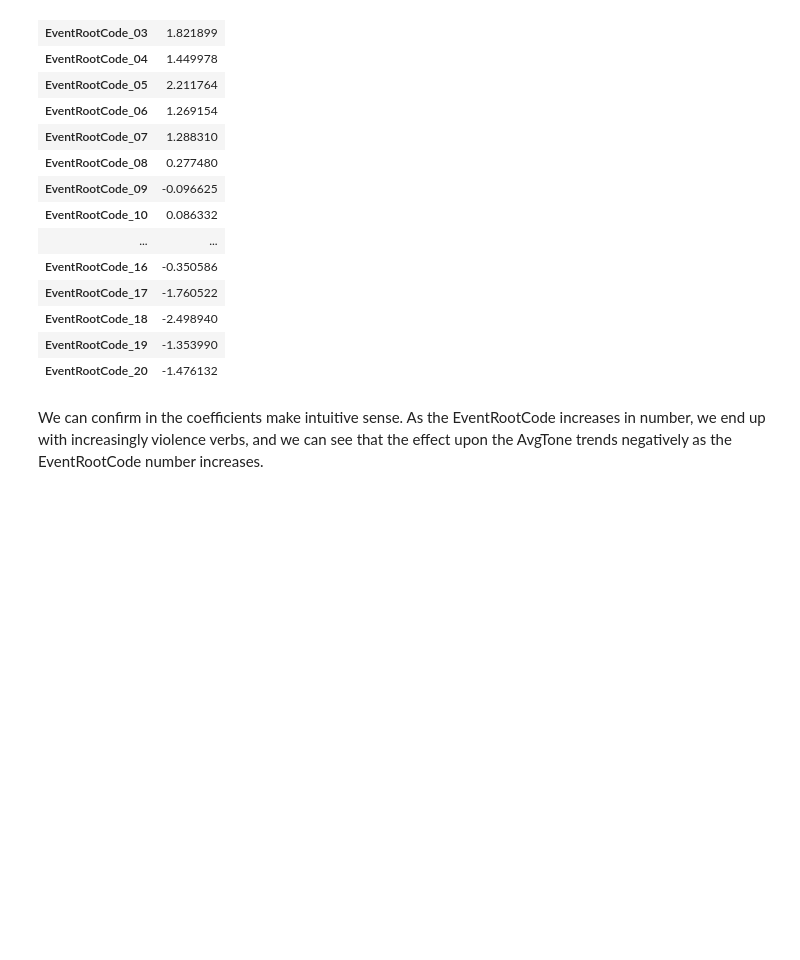
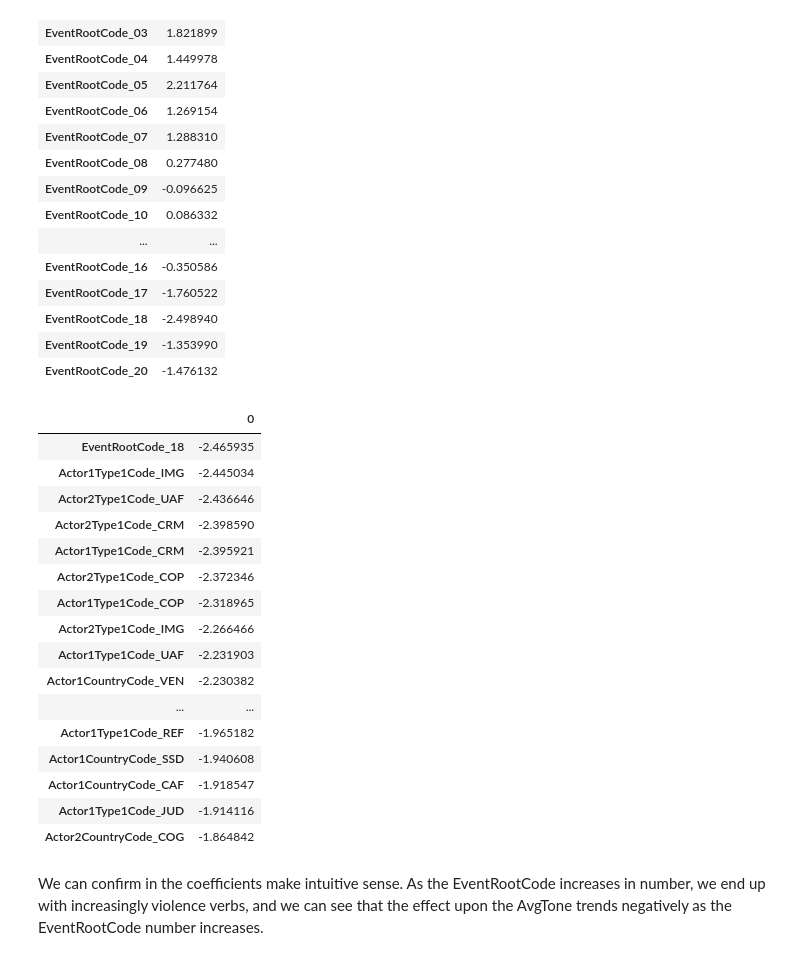
Before and after one commit to eistre91/thinkful-projects, a Jupyter notebook: GDELT Supervised Learning Capstone.ipynb, the cells around one changed output. Drawn from its saved outputs; the diff is of its cells as text; code cells hidden in the pictures; blank space fills up the shorter version.

```diff
--- a/GDELT Supervised Learning Capstone.ipynb
+++ b/GDELT Supervised Learning Capstone.ipynb
@@ -465,6 +472,28 @@ coef_df.iloc[-21 :-1,:]
 | EventRootCode_18 | -2.498940 |
 | EventRootCode_19 | -1.353990 |
 | EventRootCode_20 | -1.476132 |
+# %%
+feat_cols = model_samp[0].drop(['AVG(AvgTone)'], axis=1).columns
+coef_df = pd.DataFrame(final_pared_model[0].coef_, index=feat_cols)
+coef_df.sort_values(by=0).iloc[ :20,:]
+# %% [output]
+|  | 0 |
+| EventRootCode_18 | -2.465935 |
+| Actor1Type1Code_IMG | -2.445034 |
+| Actor2Type1Code_UAF | -2.436646 |
+| Actor2Type1Code_CRM | -2.398590 |
+| Actor1Type1Code_CRM | -2.395921 |
+| Actor2Type1Code_COP | -2.372346 |
+| Actor1Type1Code_COP | -2.318965 |
+| Actor2Type1Code_IMG | -2.266466 |
+| Actor1Type1Code_UAF | -2.231903 |
+| Actor1CountryCode_VEN | -2.230382 |
+| ... | ... |
+| Actor1Type1Code_REF | -1.965182 |
+| Actor1CountryCode_SSD | -1.940608 |
+| Actor1CountryCode_CAF | -1.918547 |
+| Actor1Type1Code_JUD | -1.914116 |
+| Actor2CountryCode_COG | -1.864842 |
 # %% [markdown]
 We can confirm in the coefficients make intuitive sense. As the EventRootCode increases in number, we end up with increasingly violence verbs, and we can see that the effect upon the AvgTone trends negatively as the EventRootCode number increases.
 # %%
```
Also changed, not shown: parts of 11 cells of this notebook, 2 other files.
